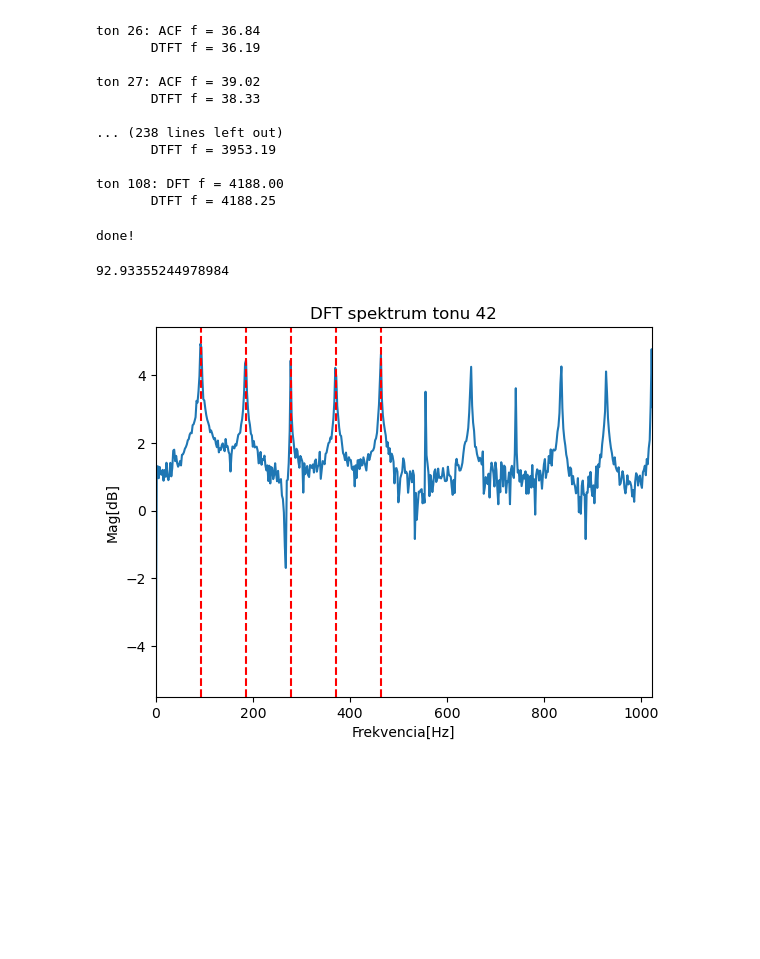
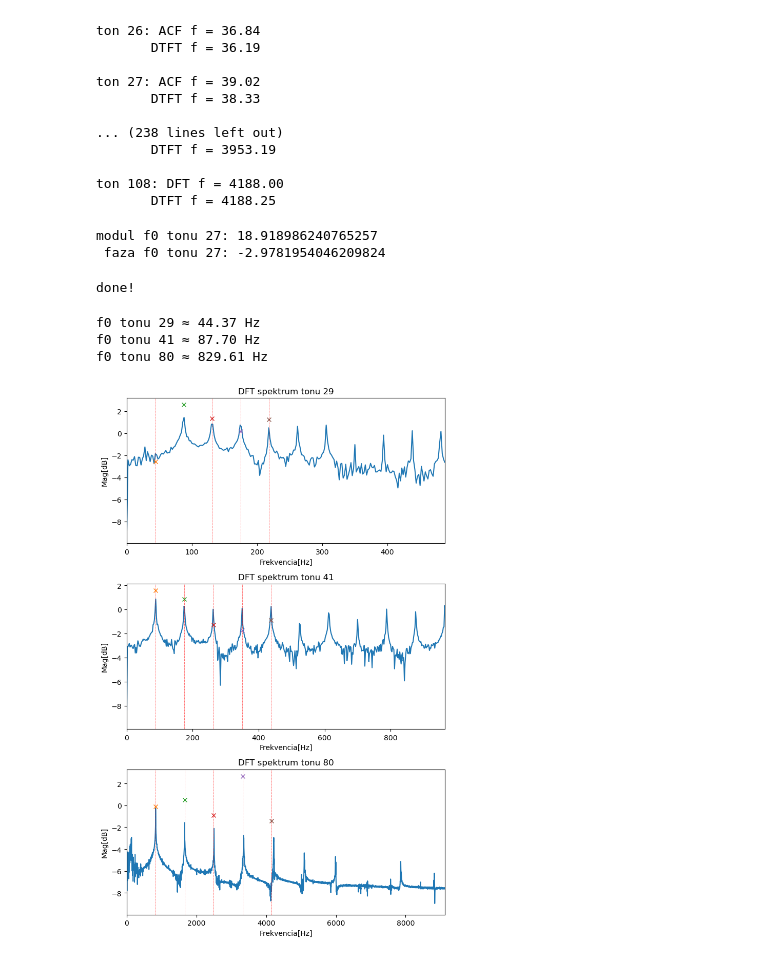
Before and after one commit to youruncle1/ISS-proj, a Jupyter notebook: iss_proj.ipynb, the cells around one changed output. Saved outputs shown, nothing was run; the diff lists cells and outputs as text; code cells hidden in the pictures; blank space fills up the shorter version.

```diff
--- a/iss_proj.ipynb
+++ b/iss_proj.ipynb
@@ -91,14 +91,8 @@ def getFreq_DFT(tone):
 def getFreq_ACF(tone):
     corr = signal.correlate(xall[tone],xall[tone], "full")
     corr = corr[int(len(corr)/2):] #staci len druha polovica autokoleracie
-    start = np.argmax(corr<0) #najdem vzdialenost prvej hodnoty pod osou x - inak by funkcia np.argmax vzdy bola rovna 0
-    peak_max = np.max(corr[start:]) #najdem maximalnu hodnotu koleracie od tejto vzdialenosti
-    peaks = signal.find_peaks(corr[start:], height=0) #pomocou find_peaks najdem vzdialenosti dalsich vrcholov signalu,
-                                                      #find_peaks vrati dvojrozmerne pole, v prvom budu indexy vrcholov
-                                                      #v druhom bude dict 'peak_heights' obsahujuci hodnotu na kazdom vrchole
-    peak_distance = peaks[0][np.where(peaks[1]["peak_heights"] == peak_max)[0][0]] #najdem, na ktorom indexe sa v peak_heights nachadza maximalna hodnota
-                                                                                   #na rovnakom indexe sa bude v datach vzdialenosti nachadzat vzdialenost
-                                                                                   #viz. scipy.signal.find_peaks
+    start = np.argmax(corr<0) #najdem vzdialenost prvej hodnoty y<0 - inak by funkcia np.argmax vzdy bola rovna 0
+    peak_distance = np.argmax(corr[start:]) #argmax vrati na ktorom koeficiente sa nachadza najvyssia hodnota y
     freq = Fs/(peak_distance+start)
     return freq
 
@@ -178,16 +172,17 @@ def getFreq_DTFT(DFT_fmax, tone, f):
     DTFT = np.matmul(A,xall[tone].T)
     DTFT_fmax = fsweep[np.argmax(np.abs(DTFT))]
 
-    Xmodule = np.abs(DTFT[np.argmax(DTFT)])
-    Xphase = np.angle(DTFT[np.argmax(DTFT)])
+    #DFT = np.fft.fft(xall[tone])
+    Xmodule = np.abs(DTFT[np.argmax(np.abs(DTFT))])
+    Xphase = np.angle(DTFT[np.argmax(np.abs(DTFT))])
 
     tonedata[tone][f][2] = DTFT_fmax
     tonedata[tone][f][0] = Xmodule
-    tonedata[tone][f][1] = Xmag
+    tonedata[tone][f][1] = Xphase
 
     return DTFT_fmax
 
-tonedata = np.zeros((MIDITO+1, 6, 3)) #ton, f1..5, modul/faza/frekvencia { tonedata[ton][fi][0] = modul etc.  }
+tonedata = np.zeros((MIDITO+1, 5, 3)) #ton, f1..5, modul/faza/frekvencia { tonedata[ton][fi][0] = modul etc.  }
 for tone in range(MIDIFROM, MIDITO+1):
     if tone < 43:
         DFT_fmax = getFreq_ACF(tone)
@@ -213,4 +208,9 @@ ton 27: ACF f = 39.02
 
 ton 108: DFT f = 4188.00
        DTFT f = 4188.25
+# %%
+print("modul f0 tonu 27: {}\n faza f0 tonu 27: {}".format(tonedata[27][0][0], tonedata[27][0][1]))
+# %% [output]
+modul f0 tonu 27: 18.918986240765257
+ faza f0 tonu 27: -2.9781954046209824
 # %%
@@ -228,22 +228,22 @@ print("done!")
 # %% [output]
 done!
 # %%
-tone = 42
+tones = [29, 41, 80]
+def plot_fundamental(r, c, tone):
+    plot_PSD(r, c, tone)
+    ax[r][c].set_xlim(0, 11*tonedata[tone][0][2])
+    for f0 in range(5):
+        ax[r][c].axvline(x=tonedata[tone][f0][2], linewidth=0.4, c="r",linestyle="--")
+        ax[r][c].plot(tonedata[tone][f0][2], tonedata[tone][f0][1], marker='x')
 
-DFT = np.fft.fft(xall[tone])
-#PSD = np.abs(DFT)**2 + 1e-5
-PSD = np.log10(np.abs(DFT)**2 + 1e-5)
-PSDHalf = PSD[:PSD.size // 2]
-Fk = np.arange(PSDHalf.size) * (Fs / xall[tone].size)
-plt.title('DFT spektrum tonu %d' % tone)
-plt.xlabel('Frekvencia[Hz]')
-plt.ylabel('Mag[dB]')
-plt.plot(Fk, PSDHalf)
-plt.xlim(0, 11*tonedata[tone][0][2])
-#plt.plot(DTFT_fmax, Xmag, marker='x')
-for f0 in range(5):
-    plt.axvline(x=tonedata[tone][f0][2], c="r",linestyle="--")
-print(tonedata[tone][0][2])
+_, ax = plt.subplots(3, 1, figsize=(7, 11), squeeze=False)
+for idx, tone in enumerate(tones):
+    print("f0 tonu {} ≈ {:.2f} Hz".format(tone, tonedata[tone][0][2]))
+    plot_fundamental(idx,0,tone)
+
+plt.tight_layout()
 # %% [output]
-92.93355244978984
+f0 tonu 29 ≈ 44.37 Hz
+f0 tonu 41 ≈ 87.70 Hz
+f0 tonu 80 ≈ 829.61 Hz
-[figure, old version]
+[figure, new version]
```
Also changed, not shown: parts of 4 cells of this notebook.
